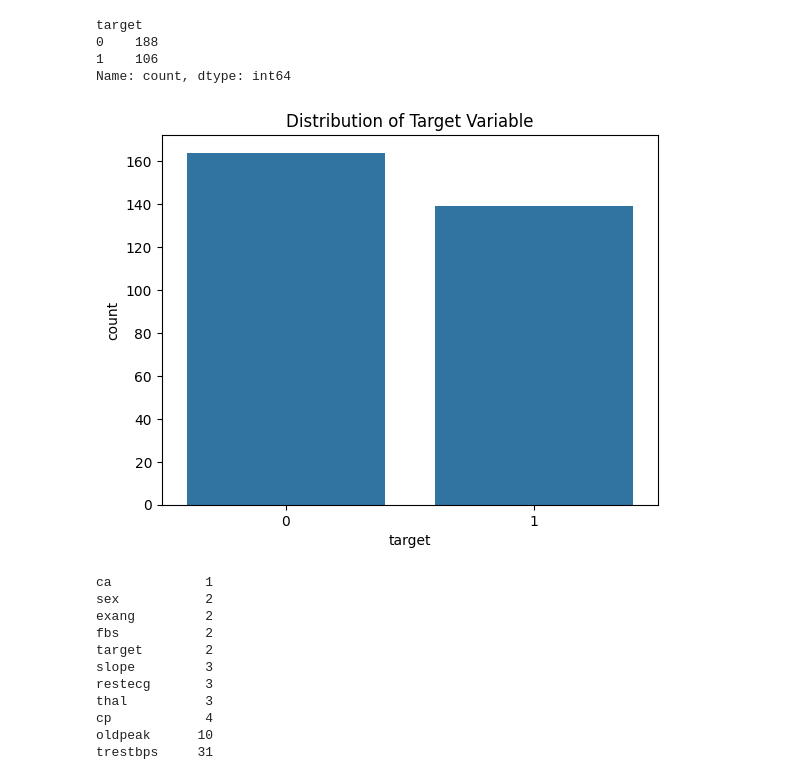
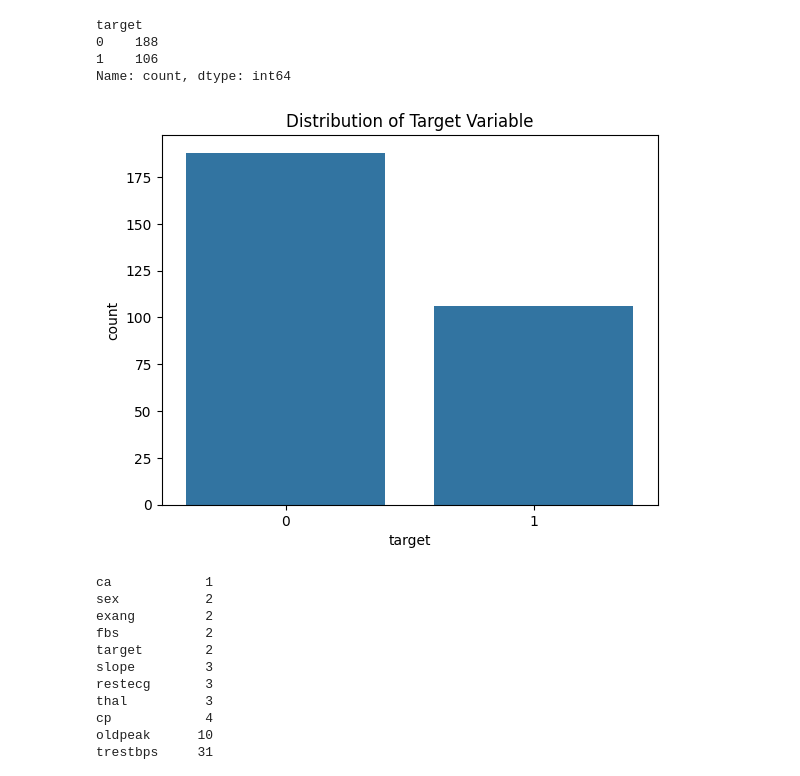
Before and after one commit to eshat69/PrivacyPreservingHealthFL, a Jupyter notebook: preprocessing.ipynb, the cells around one changed output. Drawn from its saved outputs; the diff is of its cells as text; code cells hidden in the pictures.

```diff
--- a/preprocessing.ipynb
+++ b/preprocessing.ipynb
@@ -420,11 +420,11 @@ target
 1    106
 Name: count, dtype: int64
 # %%
-sns.countplot(x="target", data=df)
+sns.countplot(x="target", data=df2)
 plt.title("Distribution of Target Variable")
 plt.show()
 # %% [output]
-[figure, old version]
+[figure, new version]
 # %%
 df2.nunique().sort_values()
 # %% [output]
```
Also changed, not shown: parts of 7 cells of this notebook, 1 other file.
